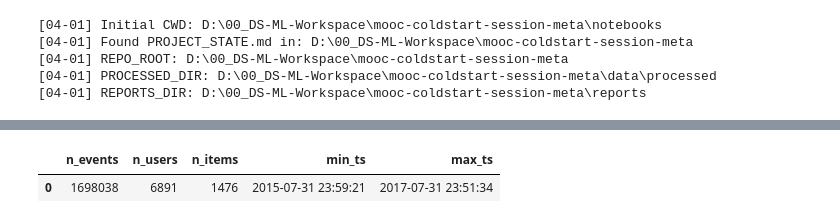
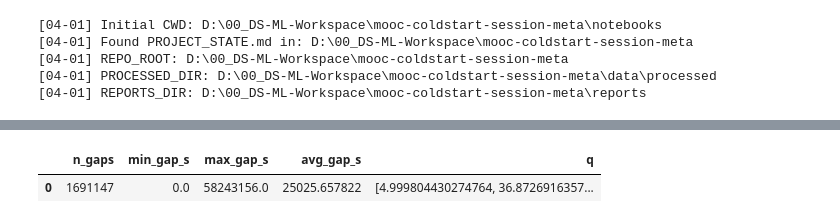
Before and after one commit to jamalla/mooc-coldstart-session-meta, a Jupyter notebook: notebooks/04_session_gap_and_timeline_analysis.ipynb, the cells around one changed output, grey strips where cells are left out. Drawn from its saved outputs; the diff is of its cells as text; code cells hidden in the pictures.

```diff
--- a/notebooks/04_session_gap_and_timeline_analysis.ipynb
+++ b/notebooks/04_session_gap_and_timeline_analysis.ipynb
@@ -630,34 +476,10 @@ Compute gaps on sampled users + quantiles + bucket coverage
 # %%
-# [CELL 04-11] Gap analysis on sampled source users
+# [CELL 04-09] SOURCE gap analysis (sampled)
 
 print("\n" + "="*70)
-print("04-11 SOURCE GAP ANALYSIS (SAMPLED USERS)")
+print("04-09 INTER-EVENT GAP ANALYSIS (SOURCE — SAMPLED USERS)")
 print("="*70)
 
-# Restrict events to sampled users only
-con.execute("DROP VIEW IF EXISTS src_sample;")
-con.execute("""
-CREATE OR REPLACE VIEW src_sample AS
-SELECT s.*
-FROM src s
-SEMI JOIN src_sample_users u
-ON s.user_id = u.user_id;
-""")
-
-sample_counts = con.execute("""
-SELECT
-  COUNT(*) AS n_events,
-  COUNT(DISTINCT user_id) AS n_users,
-  COUNT(DISTINCT item_id) AS n_items,
-  MIN(timestamp) AS min_ts,
-  MAX(timestamp) AS max_ts
-FROM src_sample;
-""").df()
-
-print("[04-11] src_sample counts:")
-display(sample_counts)
-
-# Compute gaps
 con.execute("DROP VIEW IF EXISTS src_gaps;")
 con.execute("""
 CREATE OR REPLACE VIEW src_gaps AS
@@ -687,51 +509,17 @@ SELECT
 FROM src_gaps;
 """).df()
 
-print("[04-11] Source gap summary (seconds) — sampled:")
+src_gap_buckets = con.execute(
+    "SELECT " + ", ".join([
+        f"SUM(CASE WHEN gap_seconds <= {sec} THEN 1 ELSE 0 END) AS le_{label}"
+        for label, sec in CANDIDATES
+    ]) + ", COUNT(*) AS total_gaps FROM src_gaps;"
+).df()
+
 display(src_gap_summary)
-
-src_gap_q = con.execute("""
-SELECT
-  approx_quantile(gap_seconds/60.0,     [0.5, 0.75, 0.9, 0.95, 0.99]) AS q_minutes,
-  approx_quantile(gap_seconds/3600.0,   [0.5, 0.75, 0.9, 0.95, 0.99]) AS q_hours,
-  approx_quantile(gap_seconds/86400.0,  [0.5, 0.75, 0.9, 0.95, 0.99]) AS q_days
-FROM src_gaps;
-""").df()
-
-print("[04-11] Source gap quantiles (minutes/hours/days) — sampled:")
-display(src_gap_q)
-
-# Bucket coverage (same buckets as target)
-src_gap_buckets = con.execute("""
-SELECT
-  SUM(CASE WHEN gap_seconds <=  5*60 THEN 1 ELSE 0 END) AS le_5m,
-  SUM(CASE WHEN gap_seconds <= 10*60 THEN 1 ELSE 0 END) AS le_10m,
-  SUM(CASE WHEN gap_seconds <= 30*60 THEN 1 ELSE 0 END) AS le_30m,
-  SUM(CASE WHEN gap_seconds <= 60*60 THEN 1 ELSE 0 END) AS le_60m,
-  SUM(CASE WHEN gap_seconds <=  6*3600 THEN 1 ELSE 0 END) AS le_6h,
-  SUM(CASE WHEN gap_seconds <= 12*3600 THEN 1 ELSE 0 END) AS le_12h,
-  SUM(CASE WHEN gap_seconds <= 24*3600 THEN 1 ELSE 0 END) AS le_24h,
-  COUNT(*) AS total_gaps
-FROM src_gaps;
-""").df()
-
-print("[04-11] Source gap buckets — sampled:")
 display(src_gap_buckets)
 
-row = src_gap_buckets.iloc[0]
-total = float(row["total_gaps"]) if float(row["total_gaps"]) > 0 else 1.0
-print("[04-11] % of gaps within bucket (sampled):")
-print(f"  <=5m : {100.0*float(row['le_5m'])/total:.1f}%")
-print(f"  <=10m: {100.0*float(row['le_10m'])/total:.1f}%")
-print(f"  <=30m: {100.0*float(row['le_30m'])/total:.1f}%")
-print(f"  <=60m: {100.0*float(row['le_60m'])/total:.1f}%")
-print(f"  <=6h : {100.0*float(row['le_6h'])/total:.1f}%")
-print(f"  <=12h: {100.0*float(row['le_12h'])/total:.1f}%")
-print(f"  <=24h: {100.0*float(row['le_24h'])/total:.1f}%")
-
-save_df_csv(RUN_REPORT_DIR / "src_sample_counts.csv", sample_counts)
 save_df_csv(RUN_REPORT_DIR / "src_gap_summary_seconds_sampled.csv", src_gap_summary)
-save_df_csv(RUN_REPORT_DIR / "src_gap_quantiles_converted_sampled.csv", src_gap_q)
 save_df_csv(RUN_REPORT_DIR / "src_gap_buckets_sampled.csv", src_gap_buckets)
 # %% [output]
 ======================================================================
@@ -741,2 +528,2 @@ save_df_csv(RUN_REPORT_DIR / "src_gap_buckets_sampled.csv", src_gap_buckets)
-|  | n_events | n_users | n_items | min_ts | max_ts |
-| 0 | 1698038 | 6891 | 1476 | 2015-07-31 23:59:21 | 2017-07-31 23:51:34 |
+|  | n_gaps | min_gap_s | max_gap_s | avg_gap_s | q |
+| 0 | 1691147 | 0.0 | 58243156.0 | 25025.657822 | [4.999804430274764, 36.8726916357... |
```
Also changed, not shown: parts of 33 cells of this notebook.
